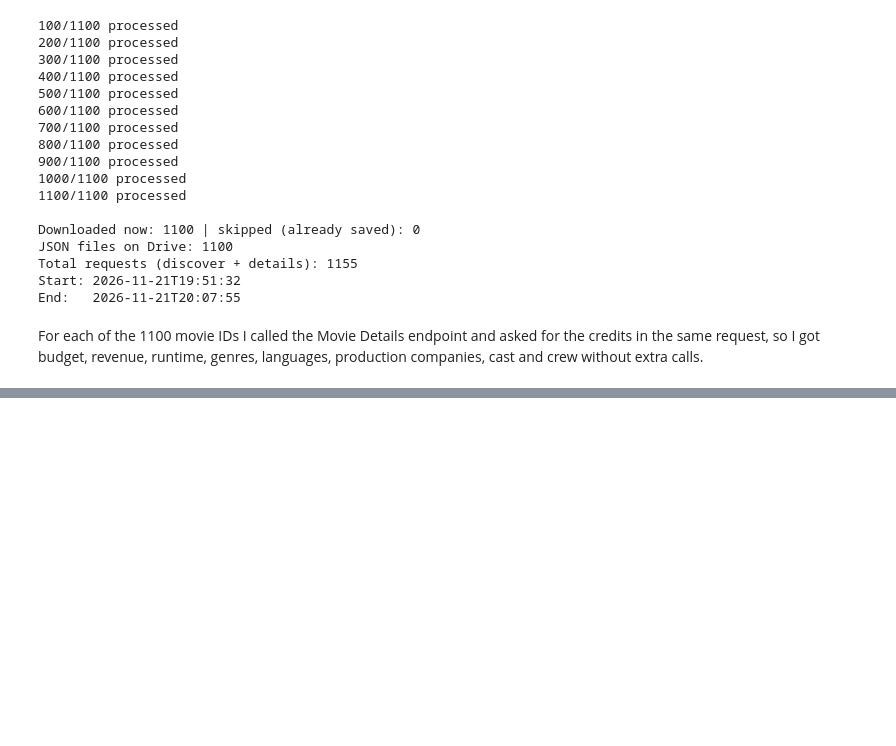
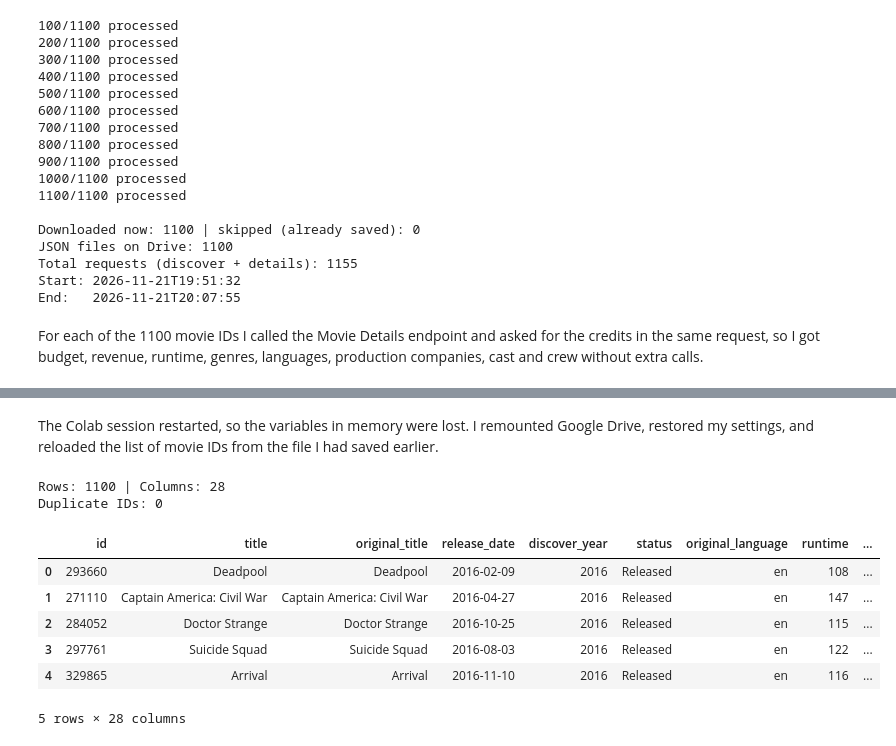
Before and after one commit to eishaiqbal767-cmyk/AI-TMBD-MOVIES-PROJECT, a Jupyter notebook: Notebooks/TMBD_Project.ipynb, the cells around one changed output, grey strips where cells are left out. Cells and saved outputs as stored; diff of their text form; code cells hidden in the pictures; blank space fills up the shorter version.

Commit message:
Built the raw CSV and the collection log

```diff
--- a/Notebooks/TMBD_Project.ipynb
+++ b/Notebooks/TMBD_Project.ipynb
@@ -231,0 +266,64 @@ For each of the 1100 movie IDs I called the Movie Details endpoint and asked for
+# %% [markdown]
+The Colab session restarted, so the variables in memory were lost. I remounted Google Drive, restored my settings, and reloaded the list of movie IDs from the file I had saved earlier.
+# %%
+def names(items, key='name'):
+    if not items:
+        return None
+    return '|'.join(str(x[key]) for x in items if x.get(key))
+
+rows = []
+for movie_id, disc_year in zip(ids_df['id'], ids_df['discover_year']):
+    with open(f'{JSON_DIR}/{movie_id}.json', encoding='utf-8') as f:
+        w = json.load(f)
+    d, credits = w['data'], w['data'].get('credits', {})
+    crew, cast = credits.get('crew', []), credits.get('cast', [])
+    directors = [c['name'] for c in crew if c.get('job') == 'Director']
+    coll = d.get('belongs_to_collection')
+    rows.append({
+        'id': d['id'],
+        'title': d.get('title'),
+        'original_title': d.get('original_title'),
+        'release_date': d.get('release_date'),
+        'discover_year': disc_year,
+        'status': d.get('status'),
+        'original_language': d.get('original_language'),
+        'runtime': d.get('runtime'),
+        'budget': d.get('budget'),
+        'revenue': d.get('revenue'),
+        'popularity': d.get('popularity'),
+        'vote_average': d.get('vote_average'),
+        'vote_count': d.get('vote_count'),
+        'adult': d.get('adult'),
+        'video': d.get('video'),
+        'genres': names(d.get('genres')),
+        'production_companies': names(d.get('production_companies')),
+        'production_countries': names(d.get('production_countries')),
+        'spoken_languages': names(d.get('spoken_languages'), 'english_name'),
+        'collection_name': coll['name'] if coll else None,
+        'director': directors[0] if directors else None,
+        'top_cast': '|'.join(c['name'] for c in cast[:3]) or None,
+        'cast_size': len(cast),
+        'crew_size': len(crew),
+        'tagline': d.get('tagline') or None,
+        'overview': d.get('overview') or None,
+        'imdb_id': d.get('imdb_id'),
+        'collected_at': w['collected_at'],
+    })
+
+raw_df = pd.DataFrame(rows)
+RAW_CSV = f'{RAW_DIR}/tmdb_raw.csv'
+raw_df.to_csv(RAW_CSV, index=False, encoding='utf-8')
+
+print('Rows:', raw_df.shape[0], '| Columns:', raw_df.shape[1])
+print('Duplicate IDs:', raw_df['id'].duplicated().sum())
+raw_df.head()
+# %% [output]
+Rows: 1100 | Columns: 28
+Duplicate IDs: 0
+|  | id | title | original_title | release_date | discover_year | status | original_language | runtime | ... |
+| 0 | 293660 | Deadpool | Deadpool | 2016-02-09 | 2016 | Released | en | 108 | ... |
+| 1 | 271110 | Captain America: Civil War | Captain America: Civil War | 2016-04-27 | 2016 | Released | en | 147 | ... |
+| 2 | 284052 | Doctor Strange | Doctor Strange | 2016-10-25 | 2016 | Released | en | 115 | ... |
+| 3 | 297761 | Suicide Squad | Suicide Squad | 2016-08-03 | 2016 | Released | en | 122 | ... |
+| 4 | 329865 | Arrival | Arrival | 2016-11-10 | 2016 | Released | en | 116 | ... |
+5 rows × 28 columns
```
Also changed, not shown: parts of 6 cells of this notebook.
